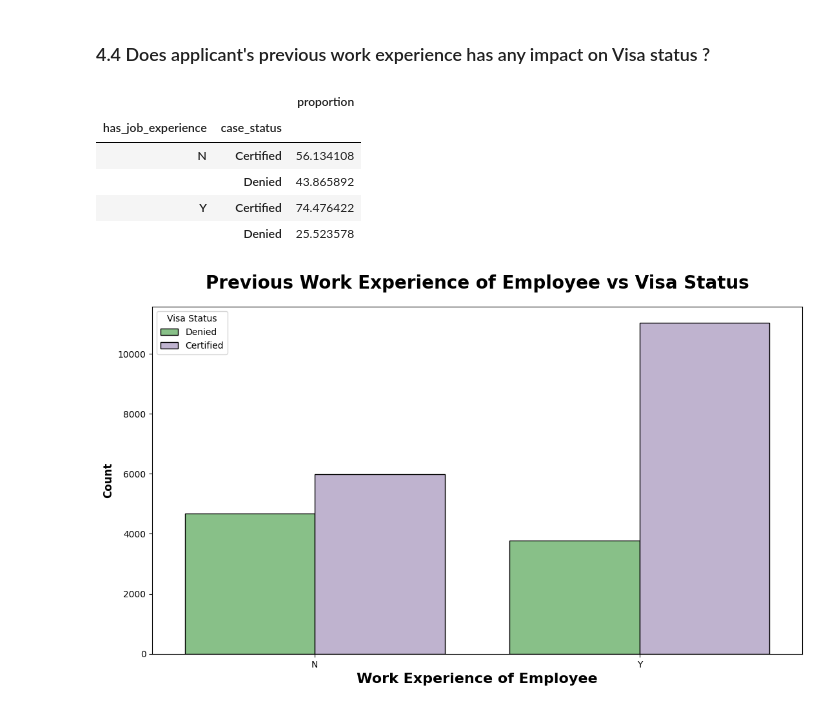
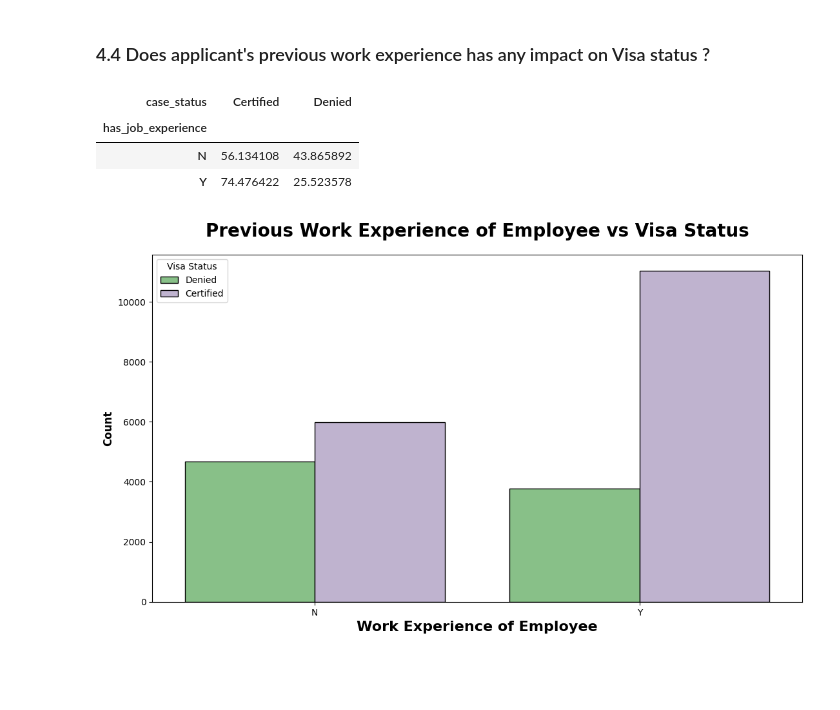
Before and after one commit to banerjee-sarnab/US_Visa_Approval_Prediction, a Jupyter notebook: Notebooks/EDA.ipynb, the cells around one changed output. Saved outputs shown, nothing was run; the diff lists cells and outputs as text; code cells hidden in the pictures; blank space fills up the shorter version.

```diff
--- a/Notebooks/EDA.ipynb
+++ b/Notebooks/EDA.ipynb
@@ -449,14 +463,25 @@ plt.show()
 ### 4.4 Does applicant's previous work experience has any impact on Visa status ?
 # %%
 #group data by has_job_experience and count case_status
-df.groupby('has_job_experience')['case_status'].value_counts(normalize=True).to_frame()*100
+
+pivot = df.pivot_table(
+    index='has_job_experience',
+    columns='case_status',
+    aggfunc='size',
+    fill_value=0
+)
+
+# Convert to row-wise percentage
+pivot_pct = pivot.div(pivot.sum(axis=1), axis=0) * 100
+pivot_pct
+
+
+# df.groupby('has_job_experience')['case_status'].value_counts(normalize=True).to_frame()*100
 # %% [output]
-|  |  | proportion |
-| has_job_experience | case_status |  |
-| N | Certified | 56.134108 |
-|  | Denied | 43.865892 |
-| Y | Certified | 74.476422 |
-|  | Denied | 25.523578 |
+| case_status | Certified | Denied |
+| has_job_experience |  |  |
+| N | 56.134108 | 43.865892 |
+| Y | 74.476422 | 25.523578 |
 # %%
 plt.subplots(figsize=(13,7))
 sns.countplot(x="has_job_experience",hue="case_status", data=df, ec= "black",palette="Accent")
```
Also changed, not shown: parts of 8 cells of this notebook, 4 other files.
